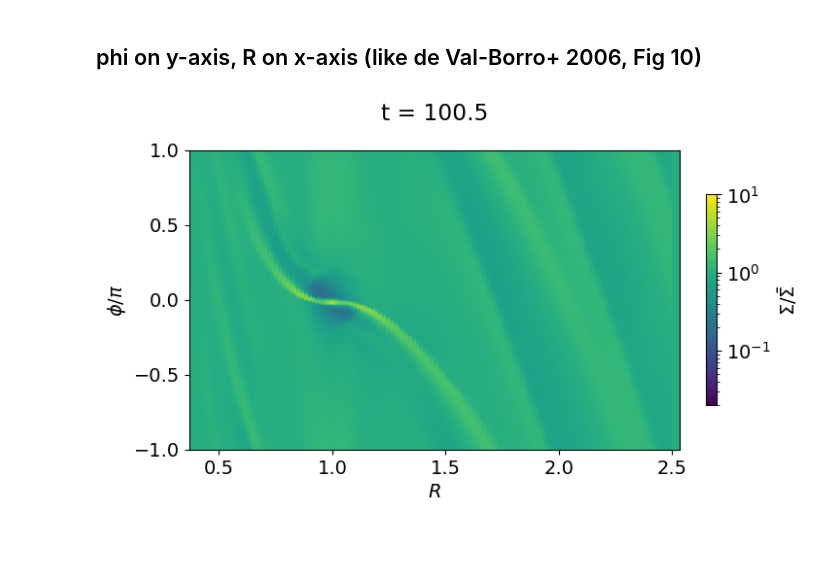
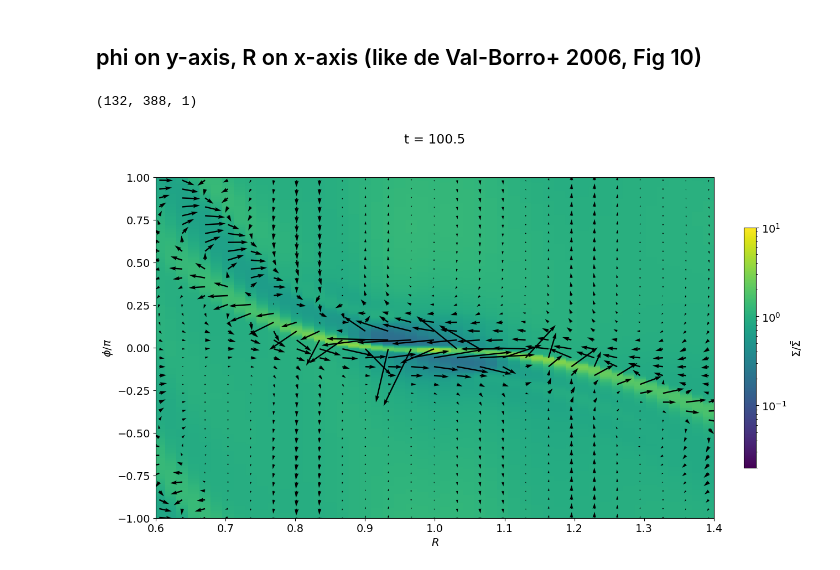
Before and after one commit to Jupiter1994/athena-warps, a Jupyter notebook: warped-disks/jiarus_diagnosis_2d.ipynb, the cells around one changed output. Drawn from its saved outputs; the diff is of its cells as text; code cells hidden in the pictures; blank space fills up the shorter version.

Commit message:
first attempt at v field plot

```diff
--- a/warped-disks/jiarus_diagnosis_2d.ipynb
+++ b/warped-disks/jiarus_diagnosis_2d.ipynb
@@ -570,12 +570,14 @@ plt.show()
 [figure]
 # %% [markdown]
 ## phi on y-axis, R on x-axis (like de Val-Borro+ 2006, Fig 10)
+# %%
+den.shape
+# %% [output]
+(132, 388, 1)
 # %%
-# TODO: plot density in xy-plane
+frame = snapshot_list[32] # snapshot_list[0:101:5]
 
-snapshot_plot = snapshot_list[32] # snapshot_list[0:101:5]
-
-ath_data  = athena_read.athdf(frame,num_ghost=2,quantities=["rho"])
+ath_data  = athena_read.athdf(frame,num_ghost=2,quantities=["rho","vel1","vel2"])
 t_sim = ath_data['Time']
 
 #### Read Athena++ data: coordinates. ####
@@ -585,41 +587,71 @@ d_rad = ath_data['x1f'][1]-ath_data['x1f'][0]
 d_phi = ath_data['x2f'][1]-ath_data['x2f'][0]
 rad_3d, phi_3d = np.meshgrid(rad_app, phi_app, indexing='ij')
 
-den = np.swapaxes(ath_data['rho'],0,2)
+# exclude phi ghost zones
+den = np.swapaxes(ath_data['rho'],0,2)[:,2:-2,0]
+vx1 = np.swapaxes(ath_data['vel1'],0,2)[:,2:-2,0]
+vx2 = np.swapaxes(ath_data['vel2'],0,2)[:,2:-2,0]
+
+# subtract out Keplerian velocity
+R_arr = rad_app.reshape(len(rad_app), 1)
+vK = R_arr**(-1/2)
+vK = np.repeat(vK,len(phi_app),axis=1)
+vx2 -= vK
+
+## [if I plot in Cartesian] convert vR, vphi to Cartesian coordinates
+# \vec{v} = vR*Rhat + vphi*phiHat, so:
+# v_x = vR*cos(phi) + vphi*(-sin(phi))
+# v_y = vR*sin(phi) + vphi*cos(phi)
+# vx = vx1*np.cos(phi_app.reshape(1,len(phi_app))) - \
+#         vx2*np.sin(phi_app.reshape(1,len(phi_app)))
+# vy = vx1*np.sin(phi_app.reshape(1,len(phi_app))) + \
+#         vx2*np.cos(phi_app.reshape(1,len(phi_app)))
 
 ### make figure
-fig, ax = plt.subplots(1, figsize=(7,4))
+fig, ax = plt.subplots(1, figsize=(14,8))
 
 Sigma_integrand = den*d_phi
-Sigma_avg = np.sum(Sigma_integrand[:,2:-2,0],axis=1)/(2*np.pi)
+Sigma_avg = np.sum(Sigma_integrand,axis=1)/(2*np.pi)
 
 kws = {'cmap': 'viridis', \
        'norm': mcolors.LogNorm(vmin=10**(-1.7), vmax=10**1)}
 
 # plot normalized sigma
-Sigma_normeds = den[:,2:-2,0]/Sigma_avg.reshape(len(Sigma_avg),1)
+Sigma_normeds = den/Sigma_avg.reshape(len(Sigma_avg),1)
 # shift the values so that the first phi index corresponds to -pi, not 0
 Sigma_normeds = np.roll(Sigma_normeds, (int) (rad_3d.shape[1]/2), axis=1)
-c = ax.pcolormesh(rad_3d[:, :], (phi_3d[:, :]-np.pi)/np.pi, \
-        Sigma_normeds, **kws)
+# shift velocity values by pi
+vR_rolled = np.roll(vx1, (int) (rad_3d.shape[1]/2), axis=1)
+vphi_rolled = np.roll(vx2, (int) (rad_3d.shape[1]/2), axis=1)
+
+Rs = rad_3d[:, :]
+phis_rolled = (phi_3d[:, :]-np.pi)/np.pi
+c = ax.pcolormesh(Rs, phis_rolled, Sigma_normeds, **kws)
+
+dR = 2
+dphi = 10
+ax.quiver(Rs[::dR,::dphi], phis_rolled[::dR,::dphi], \
+        vR_rolled[::dR,::dphi], vphi_rolled[::dR,::dphi], \
+          angles='uv')#, scale=50)#, headwidth=3)#, headlength=.1, headaxislength=10)
 #cbar_ax = fig.add_axes([0.85, 0.15, 0.05, 0.7])
 label = r"$\Sigma/\bar{\Sigma}$"
 plt.colorbar(c, ax=ax, label=label, pad=.05, fraction=0.02, **kws)
 
 ## set axes
 ax.set_xlabel(r"$R$")
 ax.set_ylabel(r"$\phi/\pi$")
-#ax.set_ylim(0, 5)
+
+ax.set_xlim(0.6, 1.4)
+# ax.set_ylim(-1, 1)
+
 ax.set_title("t = {t_sim:.1f}".format(t_sim=t_sim),\
         y=1.1, pad=0.05)
 
 save_fig = False
 if save_fig:
     plt.savefig("Figs/" + sim_name + "-rho-dvB-Fig12-t={t:.1f}.png".format(t=t_sim),\
         bbox_inches='tight')
 
-#plt.close()
-
 plt.show()
 # %% [output]
-[figure, old version]
+[figure, new version]
```
Also changed, not shown: parts of 1 cell of this notebook.
